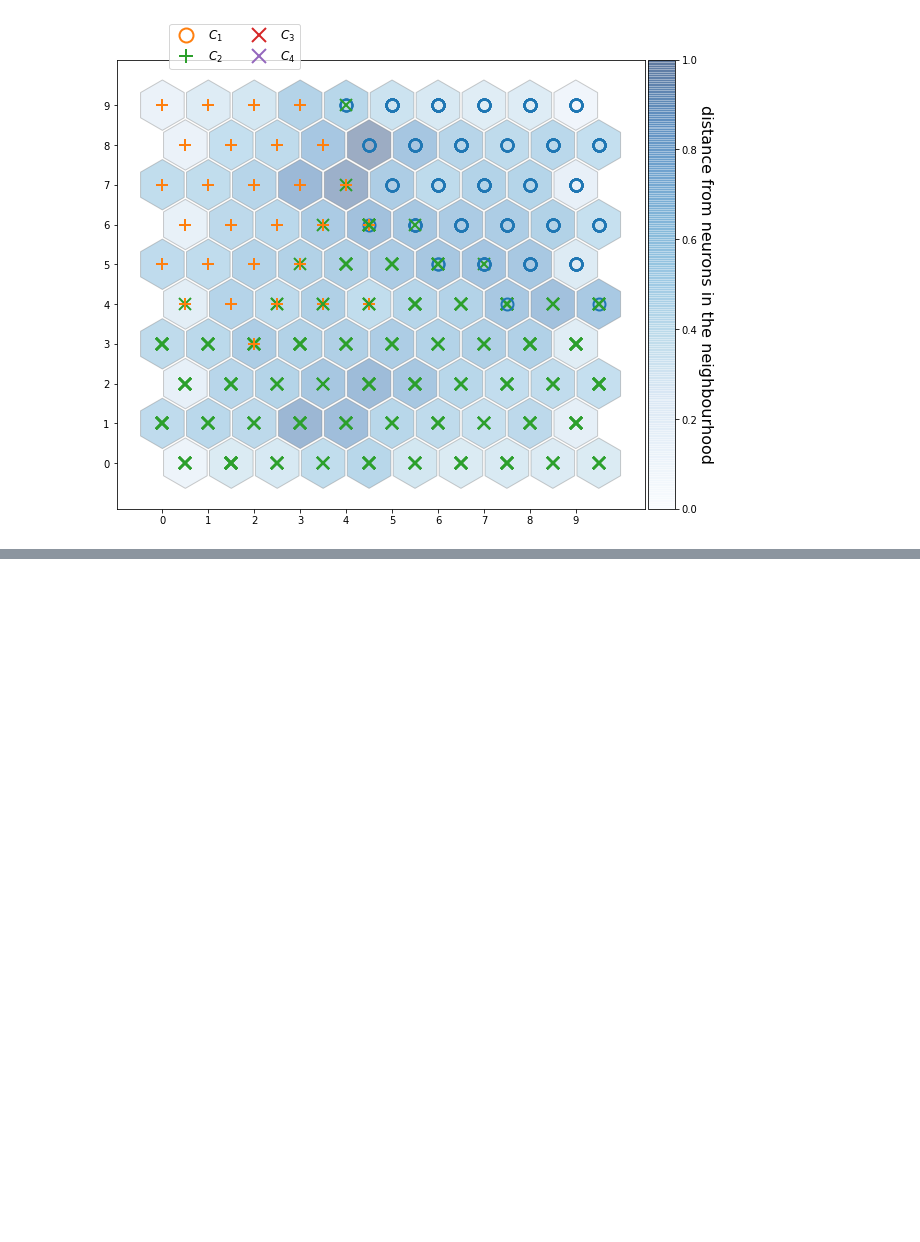
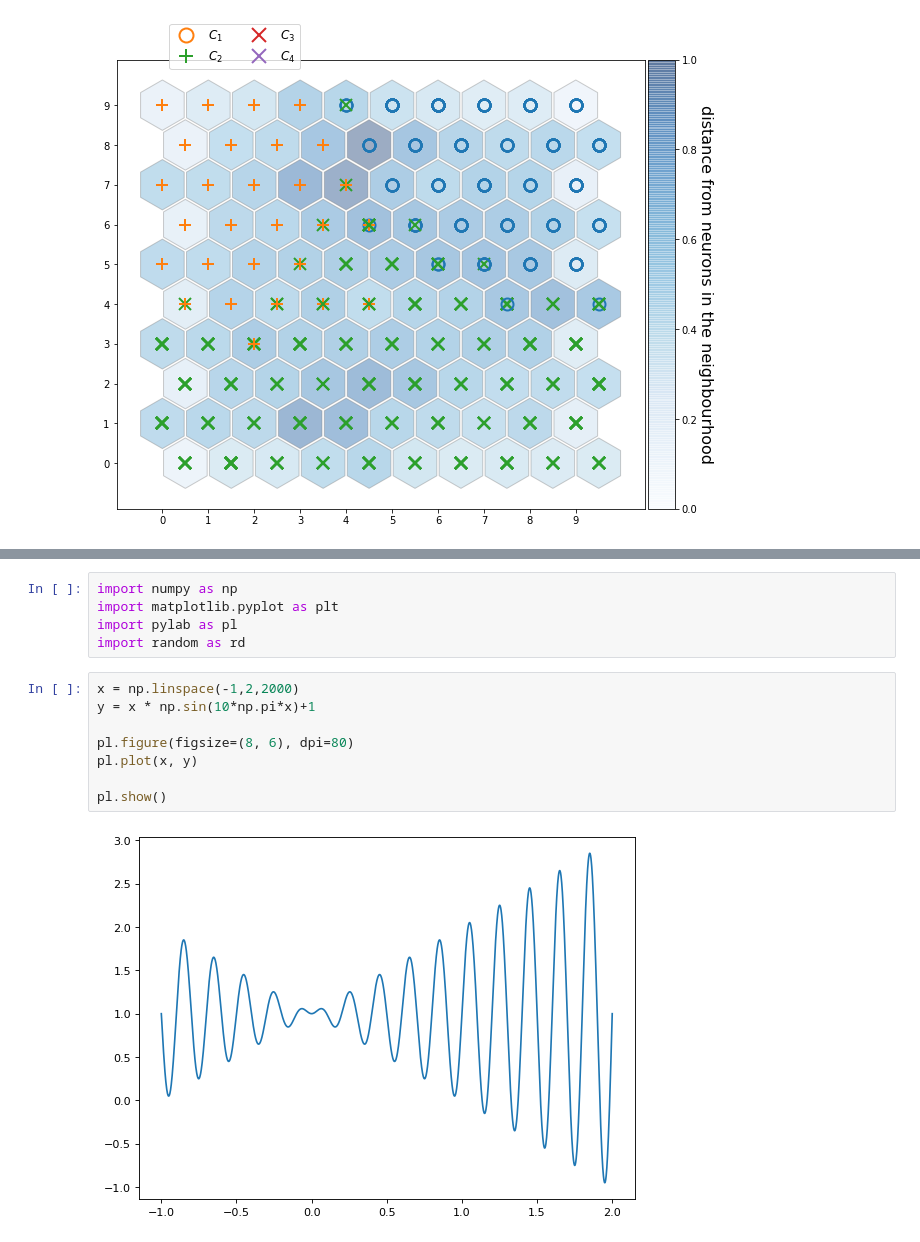
Before and after one commit to HenriqueHideaki/RepositorioInteligenciaArtificial, a Jupyter notebook: Lista3.ipynb, the cells around one changed output, grey strips where cells are left out. Drawn from its saved outputs; the diff is of its cells as text; blank space fills up the shorter version.

```diff
--- a/Lista3.ipynb
+++ b/Lista3.ipynb
@@ -433,0 +490,15 @@ plt.show()
+# %%
+import numpy as np
+import matplotlib.pyplot as plt
+import pylab as pl
+import random as rd
+# %%
+x = np.linspace(-1,2,2000)
+y = x * np.sin(10*np.pi*x)+1
+
+pl.figure(figsize=(8, 6), dpi=80)
+pl.plot(x, y)
+
+pl.show()
+# %% [output]
+[figure, added]
```
Also changed, not shown: parts of 17 cells of this notebook.
